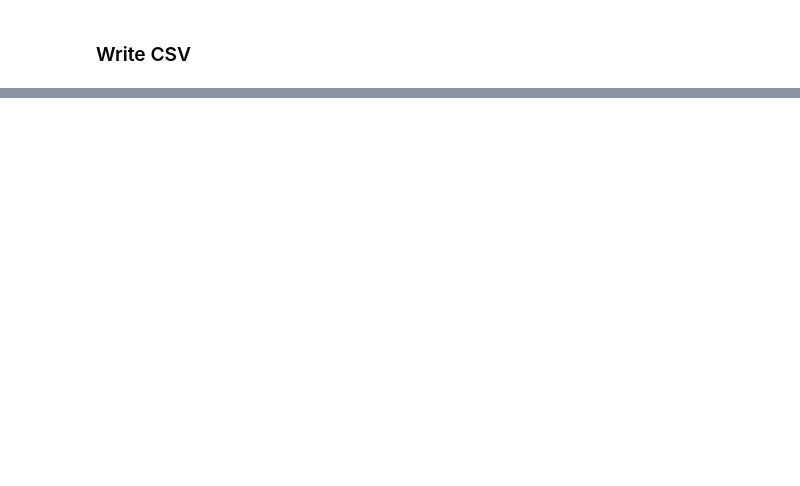
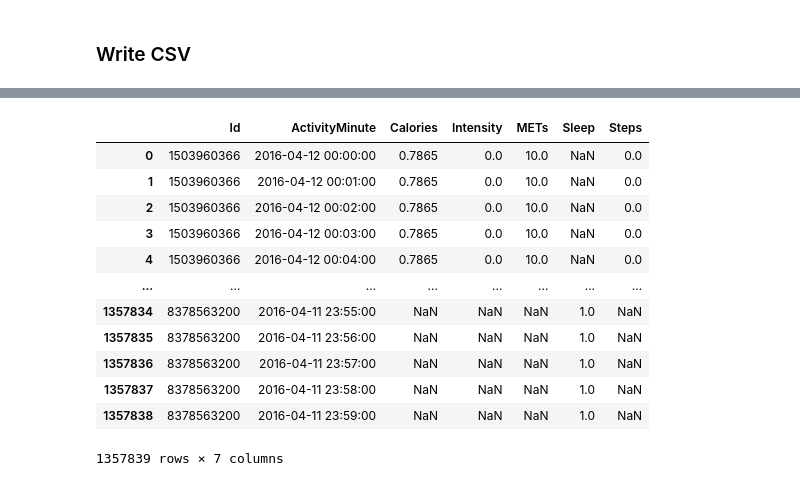
Before and after one commit to ericzander/gda-smart-device, a Jupyter notebook: notebooks/cleaning.ipynb, the cells around one changed output, grey strips where cells are left out. Cells and saved outputs as stored; diff of their text form; code cells hidden in the pictures; blank space fills up the shorter version.

```diff
--- a/notebooks/cleaning.ipynb
+++ b/notebooks/cleaning.ipynb
@@ -201,0 +242,2 @@ hourly.to_csv(path_clean + "hourly_clean.csv", index=False)
+# %%
+minute_dfs["Sleep"] = minute_dfs["Sleep"].drop("logId", axis=1)
@@ -201,0 +246,7 @@ hourly.to_csv(path_clean + "hourly_clean.csv", index=False)
+# %%
+for k, v in minute_dfs.items():
+    print(k)
+    print(f"Before: {v.shape[0]}")
+    v = v.drop_duplicates(["Id", "ActivityMinute"])
+    print(f"After: {v.shape[0]}")
+    print("*" * 80)
@@ -201,0 +276,4 @@ hourly.to_csv(path_clean + "hourly_clean.csv", index=False)
+# %%
+for k, v in minute_dfs.items():
+    print(k)
+    v.ActivityMinute = pd.to_datetime(v.ActivityMinute, format="%m/%d/%Y %I:%M:%S %p")
@@ -201,0 +288,4 @@ hourly.to_csv(path_clean + "hourly_clean.csv", index=False)
+# %%
+for k, v in minute_dfs.items():
+    print(k)
+    v.ActivityMinute = v.ActivityMinute.dt.round("T")
@@ -201,0 +316,22 @@ hourly.to_csv(path_clean + "hourly_clean.csv", index=False)
+# %%
+minute = minute_dfs["Calories"].copy()
+
+for k, df in minute_dfs.items():
+    if k != "Calories":
+        minute = pd.merge(minute, df, on=["Id", "ActivityMinute"], how="outer")
+
+minute
+# %% [output]
+|  | Id | ActivityMinute | Calories | Intensity | METs | Sleep | Steps |
+| 0 | 1503960366 | 2016-04-12 00:00:00 | 0.7865 | 0.0 | 10.0 | NaN | 0.0 |
+| 1 | 1503960366 | 2016-04-12 00:01:00 | 0.7865 | 0.0 | 10.0 | NaN | 0.0 |
+| 2 | 1503960366 | 2016-04-12 00:02:00 | 0.7865 | 0.0 | 10.0 | NaN | 0.0 |
+| 3 | 1503960366 | 2016-04-12 00:03:00 | 0.7865 | 0.0 | 10.0 | NaN | 0.0 |
+| 4 | 1503960366 | 2016-04-12 00:04:00 | 0.7865 | 0.0 | 10.0 | NaN | 0.0 |
+| ... | ... | ... | ... | ... | ... | ... | ... |
+| 1357834 | 8378563200 | 2016-04-11 23:55:00 | NaN | NaN | NaN | 1.0 | NaN |
+| 1357835 | 8378563200 | 2016-04-11 23:56:00 | NaN | NaN | NaN | 1.0 | NaN |
+| 1357836 | 8378563200 | 2016-04-11 23:57:00 | NaN | NaN | NaN | 1.0 | NaN |
+| 1357837 | 8378563200 | 2016-04-11 23:58:00 | NaN | NaN | NaN | 1.0 | NaN |
+| 1357838 | 8378563200 | 2016-04-11 23:59:00 | NaN | NaN | NaN | 1.0 | NaN |
+1357839 rows × 7 columns
```
Also changed, not shown: parts of 24 cells of this notebook, 6 other files.
